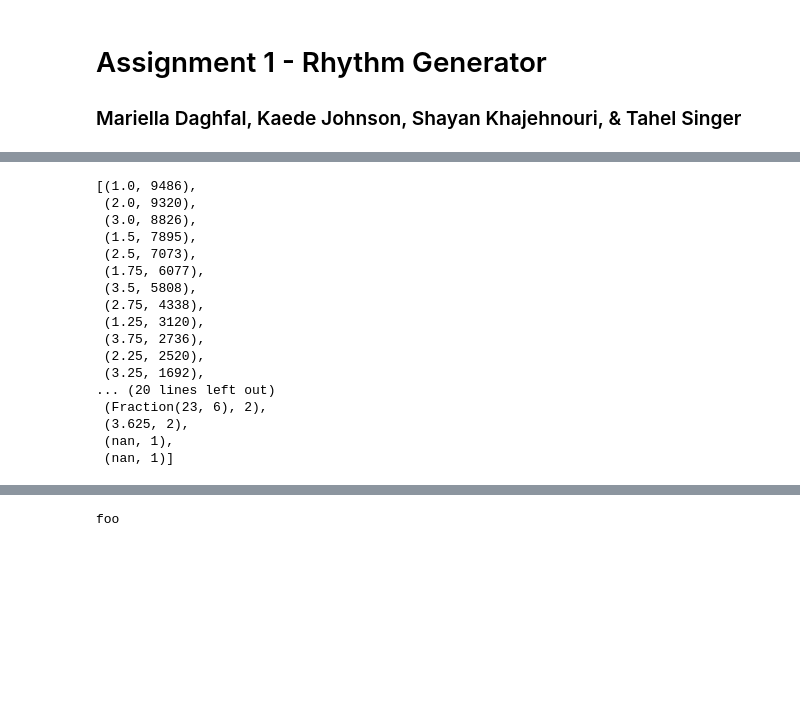
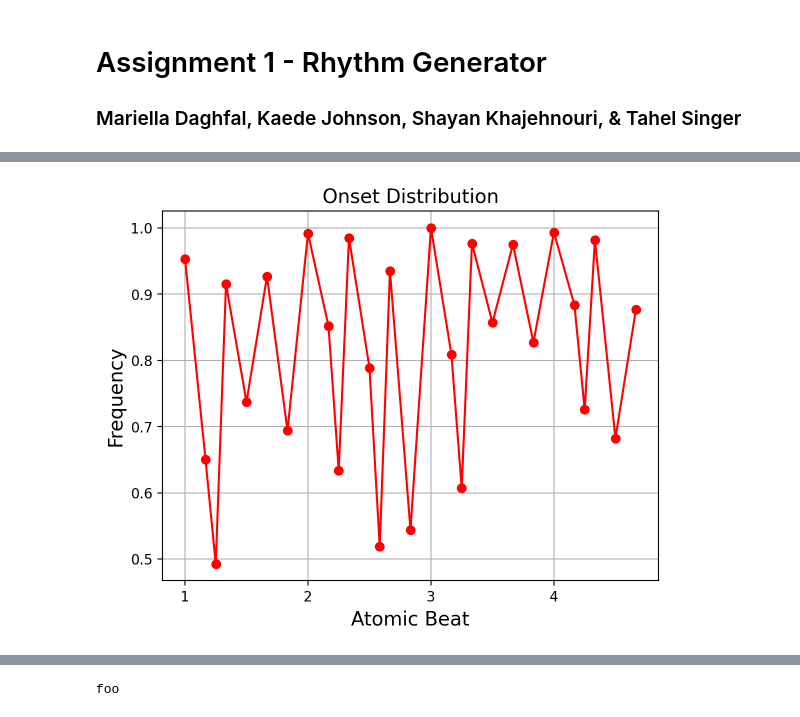
Before and after one commit to kaedejohnson/DH401-A1-RHYTHMGEN, a Jupyter notebook: explore.ipynb, the cells around one changed output, grey strips where cells are left out. Cells and saved outputs as stored; diff of their text form; code cells hidden in the pictures; blank space fills up the shorter version.

```diff
--- a/explore.ipynb
+++ b/explore.ipynb
@@ -113,29 +142,35 @@ Beat: 1.0, Duration: 0.5, Pitch: C
 # First, observe where beats can occur (also sneakily multiply beat timings by 12 because see output + explanation in next cell)
 import collections
 all_beats = []
-tokenized_corpus = {}
 for score in slangpolska_scores:
-    timing_tokens = []
-    for note in slangpolska_scores[score].recurse().notes:
-        all_beats.append(note.beat)
-        timing_tokens.append(float(note.beat * 12))
-    tokenized_corpus[score] = timing_tokens
-collections.Counter(all_beats).most_common(50)
+    if (slangpolska_scores[score].recurse().notes[-1].measureNumber >= 4): # and (slangpolska_scores[score].recurse().notes[0].beat == 1):
+        for note in slangpolska_scores[score].recurse().notesAndRests:
+            all_beats.append(float(note.beat) + (3 * (note.measureNumber-1)))
+note_placements = collections.Counter(all_beats).most_common(100)
+location = []
+frequency = []
+for i,tuple in enumerate(note_placements):
+    try:
+        if np.isnan(float((tuple[0]))) == False:
+            location.append(float((tuple[0])))
+            frequency.append(tuple[1])
+    except:
+        print(tuple[0])
-# %% [output]
-[(1.0, 9486),
- (2.0, 9320),
- (3.0, 8826),
- (1.5, 7895),
- (2.5, 7073),
- (1.75, 6077),
- (3.5, 5808),
- (2.75, 4338),
- (1.25, 3120),
- (3.75, 2736),
- (2.25, 2520),
- (3.25, 1692),
-... (20 lines left out)
- (Fraction(23, 6), 2),
- (3.625, 2),
- (nan, 1),
- (nan, 1)]
+# %%
+import pandas as pd
+import matplotlib.pyplot as plt
+max_frequency = max(frequency)
+onset_distribution = pd.DataFrame(list(zip(location, frequency)),
+               columns =['atomic_moment', 'frequency'])
+onset_distribution['frequency'] = onset_distribution['frequency'] / max_frequency
+onset_distribution = onset_distribution.sort_values(by='atomic_moment')
+onset_distribution = onset_distribution[onset_distribution['atomic_moment'] <= 12]
+plt.plot(onset_distribution['atomic_moment'], onset_distribution['frequency'], color='red', marker='o')
+plt.title('Onset Distribution', fontsize=14)
+plt.xlabel('Atomic Beat', fontsize=14)
+plt.xticks([1, 4, 7, 10], ['1','2','3','4'])
+plt.ylabel('Frequency', fontsize=14)
+plt.grid(True)
+plt.show()
+# %% [output]
+[figure, added]
```
Also changed, not shown: parts of 5 cells of this notebook.
